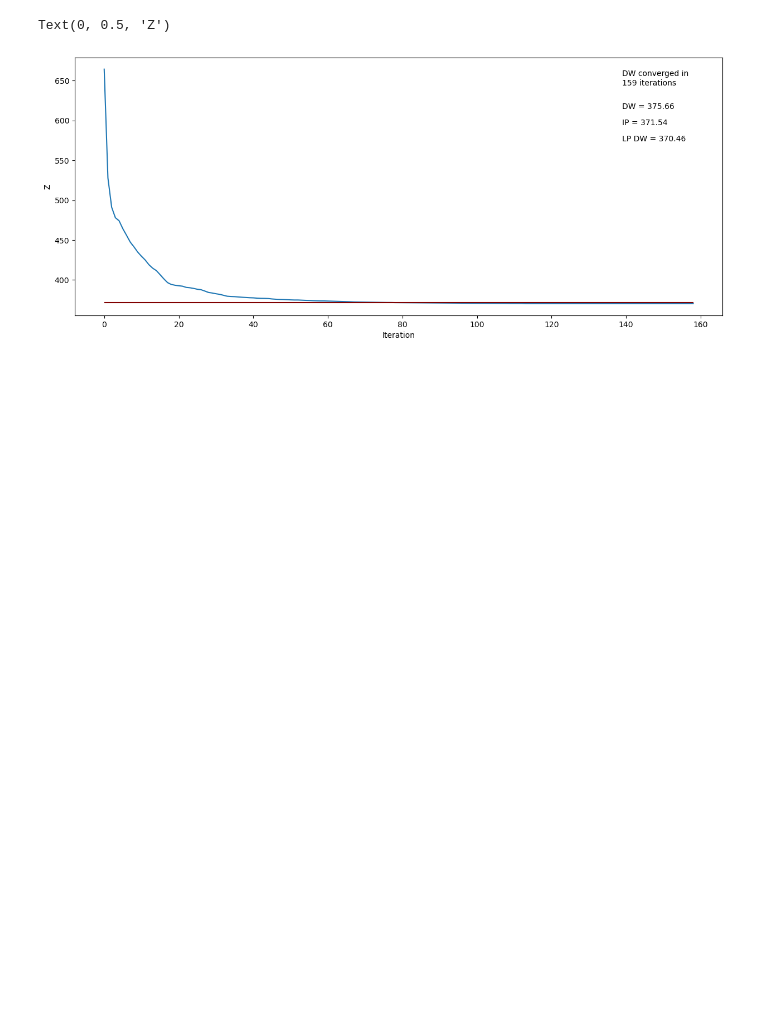
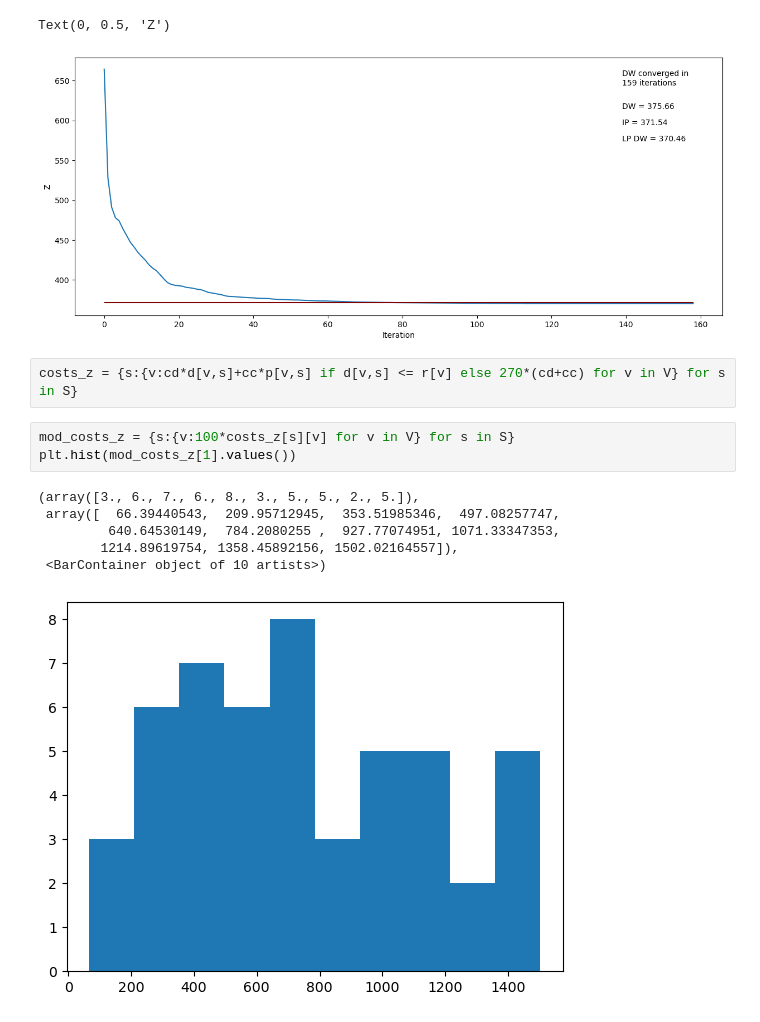
Before and after one commit to juanbeta98/MOPTA-23, a Jupyter notebook: Scheduling.ipynb, the cells around one changed output. Cells and saved outputs as stored; diff of their text form; blank space fills up the shorter version.

```diff
--- a/Scheduling.ipynb
+++ b/Scheduling.ipynb
@@ -563,3 +566,15 @@ ax.set_ylabel("Z")
 # %% [output]
 Text(0, 0.5, 'Z')
 [figure]
+# %%
+costs_z = {s:{v:cd*d[v,s]+cc*p[v,s] if d[v,s] <= r[v] else 270*(cd+cc) for v in V} for s in S}
+# %%
+mod_costs_z = {s:{v:100*costs_z[s][v] for v in V} for s in S}
+plt.hist(mod_costs_z[1].values())
+# %% [output]
+(array([3., 6., 7., 6., 8., 3., 5., 5., 2., 5.]),
+ array([  66.39440543,  209.95712945,  353.51985346,  497.08257747,
+         640.64530149,  784.2080255 ,  927.77074951, 1071.33347353,
+        1214.89619754, 1358.45892156, 1502.02164557]),
+ <BarContainer object of 10 artists>)
+[figure, added]
```
Also changed, not shown: parts of 2 cells of this notebook.
